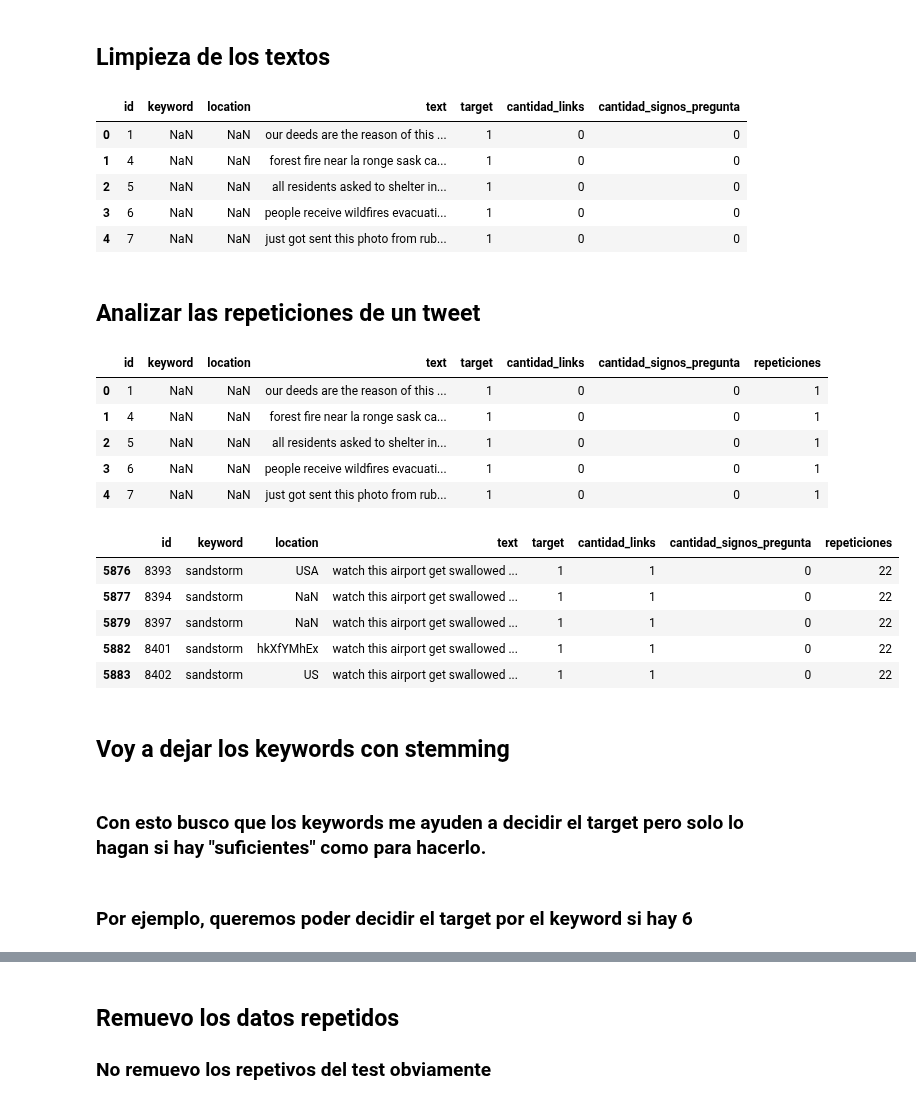
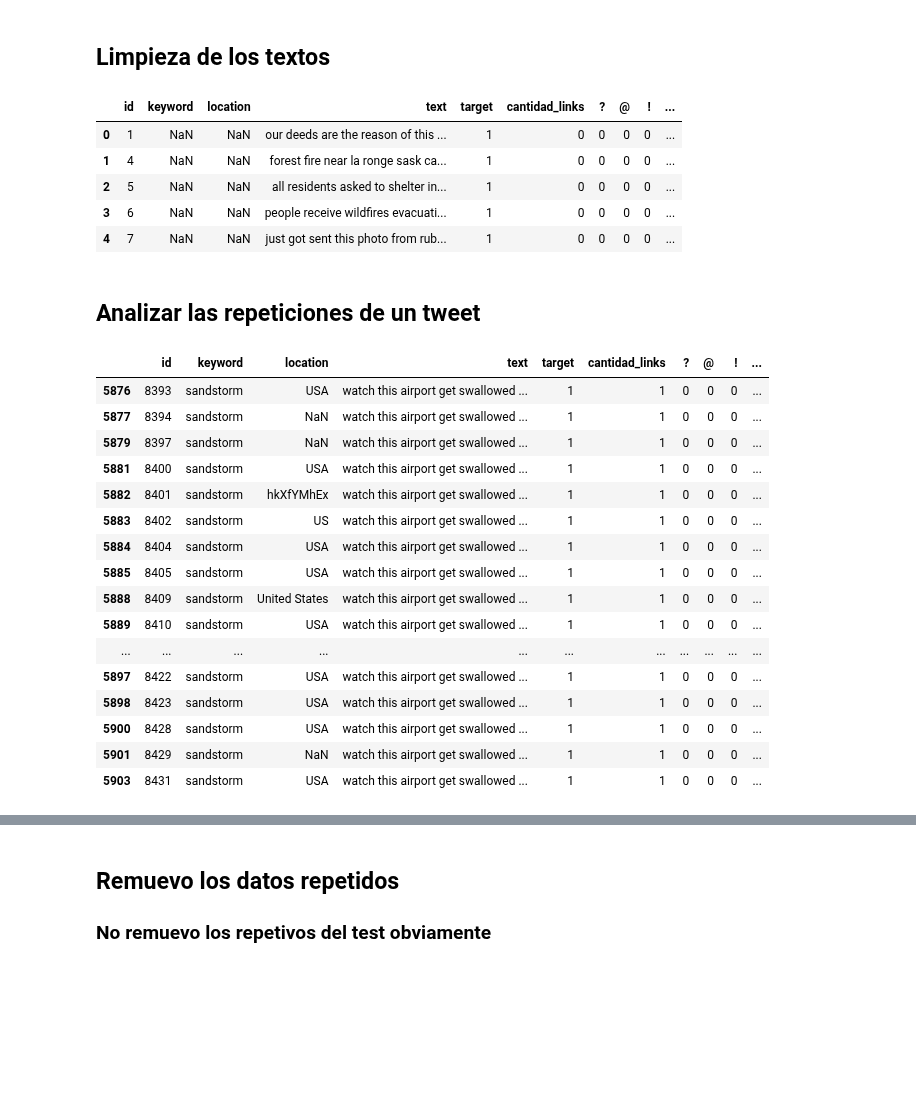
Before and after one commit to andi-carretero/TP2_Datos, a Jupyter notebook: Data_cleanner_con_stemming_en_textos.ipynb, the cells around one changed output, grey strips where cells are left out. Saved outputs shown, nothing was run; the diff lists cells and outputs as text; code cells hidden in the pictures; blank space fills up the shorter version.

```diff
--- a/Data_cleanner_con_stemming_en_textos.ipynb
+++ b/Data_cleanner_con_stemming_en_textos.ipynb
@@ -52,0 +124,13 @@ train['cantidad_signos_pregunta'] = train['text'].str.count('\?')
+# %%
+def has_time(text):
+    has_time = False
+    for i in range(len(text)-1):
+        if(text[i].isnumeric() and text[i+1]==":"):
+            has_time = True
+    return(has_time)
+# %%
+train['tiene_hora']=train['text'].apply(lambda x: has_time(x))
+test['tiene_hora']=test['text'].apply(lambda x: has_time(x))
+# %%
+train['tiene_hora_2'] = train['text'].apply(lambda x:otra_forma(x))
+test['tiene_hora_2'] = test['text'].apply(lambda x:otra_forma(x))
@@ -65,15 +165,17 @@ def clean_text(text):
     text = re.sub('ª' , '', text)  #quito caracteres inusuales
     text = re.sub('ã' , '', text)  #quito caracteres inusuales
     text = re.sub('¼' , '', text)  #quito caracteres inusuales
+    text = re.sub('target' , '', text)  #quito caracteres inusuales
     text = re.sub('\w*\d\w*', '', text)  # quito numeros
     return text
 # %%
+test_limpio['text'] = test_limpio['text'].apply(lambda x: clean_text(x))
 train_limpio['text'] = train_limpio['text'].apply(lambda x: clean_text(x))
 train_limpio.head()
 # %% [output]
-|  | id | keyword | location | text | target | cantidad_links | cantidad_signos_pregunta |
-| 0 | 1 | NaN | NaN | our deeds are the reason of this ... | 1 | 0 | 0 |
-| 1 | 4 | NaN | NaN | forest fire near la ronge sask ca... | 1 | 0 | 0 |
-| 2 | 5 | NaN | NaN | all residents asked to shelter in... | 1 | 0 | 0 |
-| 3 | 6 | NaN | NaN | people receive wildfires evacuati... | 1 | 0 | 0 |
-| 4 | 7 | NaN | NaN | just got sent this photo from rub... | 1 | 0 | 0 |
+|  | id | keyword | location | text | target | cantidad_links | ? | @ | ! | ... |
+| 0 | 1 | NaN | NaN | our deeds are the reason of this ... | 1 | 0 | 0 | 0 | 0 | ... |
+| 1 | 4 | NaN | NaN | forest fire near la ronge sask ca... | 1 | 0 | 0 | 0 | 0 | ... |
+| 2 | 5 | NaN | NaN | all residents asked to shelter in... | 1 | 0 | 0 | 0 | 0 | ... |
+| 3 | 6 | NaN | NaN | people receive wildfires evacuati... | 1 | 0 | 0 | 0 | 0 | ... |
+| 4 | 7 | NaN | NaN | just got sent this photo from rub... | 1 | 0 | 0 | 0 | 0 | ... |
@@ -82,21 +182,25 @@ test_limpio['text'] = test_limpio['text'].apply(lambda x: clean_text(x))
 # %% [markdown]
 ## Analizar las repeticiones de un tweet
 # %%
+test_limpio['repeticiones'] = test_limpio.groupby('text')['id'].transform('count')
 train_limpio['repeticiones'] = train_limpio.groupby('text')['id'].transform('count')
-train_limpio.head()
-# %% [output]
-|  | id | keyword | location | text | target | cantidad_links | cantidad_signos_pregunta | repeticiones |
-| 0 | 1 | NaN | NaN | our deeds are the reason of this ... | 1 | 0 | 0 | 1 |
-| 1 | 4 | NaN | NaN | forest fire near la ronge sask ca... | 1 | 0 | 0 | 1 |
-| 2 | 5 | NaN | NaN | all residents asked to shelter in... | 1 | 0 | 0 | 1 |
-| 3 | 6 | NaN | NaN | people receive wildfires evacuati... | 1 | 0 | 0 | 1 |
-| 4 | 7 | NaN | NaN | just got sent this photo from rub... | 1 | 0 | 0 | 1 |
 # %%
-train_limpio.nlargest(20,'repeticiones').head()
+train_limpio.nlargest(20,'repeticiones')
 # %% [output]
-|  | id | keyword | location | text | target | cantidad_links | cantidad_signos_pregunta | repeticiones |
-| 5876 | 8393 | sandstorm | USA | watch this airport get swallowed ... | 1 | 1 | 0 | 22 |
-| 5877 | 8394 | sandstorm | NaN | watch this airport get swallowed ... | 1 | 1 | 0 | 22 |
-| 5879 | 8397 | sandstorm | NaN | watch this airport get swallowed ... | 1 | 1 | 0 | 22 |
-| 5882 | 8401 | sandstorm | hkXfYMhEx | watch this airport get swallowed ... | 1 | 1 | 0 | 22 |
-| 5883 | 8402 | sandstorm | US | watch this airport get swallowed ... | 1 | 1 | 0 | 22 |
+|  | id | keyword | location | text | target | cantidad_links | ? | @ | ! | ... |
+| 5876 | 8393 | sandstorm | USA | watch this airport get swallowed ... | 1 | 1 | 0 | 0 | 0 | ... |
+| 5877 | 8394 | sandstorm | NaN | watch this airport get swallowed ... | 1 | 1 | 0 | 0 | 0 | ... |
+| 5879 | 8397 | sandstorm | NaN | watch this airport get swallowed ... | 1 | 1 | 0 | 0 | 0 | ... |
+| 5881 | 8400 | sandstorm | USA | watch this airport get swallowed ... | 1 | 1 | 0 | 0 | 0 | ... |
+| 5882 | 8401 | sandstorm | hkXfYMhEx | watch this airport get swallowed ... | 1 | 1 | 0 | 0 | 0 | ... |
+| 5883 | 8402 | sandstorm | US | watch this airport get swallowed ... | 1 | 1 | 0 | 0 | 0 | ... |
+| 5884 | 8404 | sandstorm | USA | watch this airport get swallowed ... | 1 | 1 | 0 | 0 | 0 | ... |
+| 5885 | 8405 | sandstorm | USA | watch this airport get swallowed ... | 1 | 1 | 0 | 0 | 0 | ... |
+| 5888 | 8409 | sandstorm | United States | watch this airport get swallowed ... | 1 | 1 | 0 | 0 | 0 | ... |
+| 5889 | 8410 | sandstorm | USA | watch this airport get swallowed ... | 1 | 1 | 0 | 0 | 0 | ... |
+| ... | ... | ... | ... | ... | ... | ... | ... | ... | ... | ... |
+| 5897 | 8422 | sandstorm | USA | watch this airport get swallowed ... | 1 | 1 | 0 | 0 | 0 | ... |
+| 5898 | 8423 | sandstorm | USA | watch this airport get swallowed ... | 1 | 1 | 0 | 0 | 0 | ... |
+| 5900 | 8428 | sandstorm | USA | watch this airport get swallowed ... | 1 | 1 | 0 | 0 | 0 | ... |
+| 5901 | 8429 | sandstorm | NaN | watch this airport get swallowed ... | 1 | 1 | 0 | 0 | 0 | ... |
+| 5903 | 8431 | sandstorm | USA | watch this airport get swallowed ... | 1 | 1 | 0 | 0 | 0 | ... |
@@ -105,6 +206,0 @@ test_limpio['repeticiones'] = test_limpio.groupby('text')['id'].transform('count
-# %% [markdown]
-## Voy a dejar los keywords con stemming
-# %% [markdown]
-### Con esto busco que los keywords me ayuden a decidir el target pero solo lo hagan si hay "suficientes" como para hacerlo.
-# %% [markdown]
-### Por ejemplo, queremos poder decidir el target por el keyword si hay 6
```
Also changed, not shown: parts of 113 cells of this notebook.
